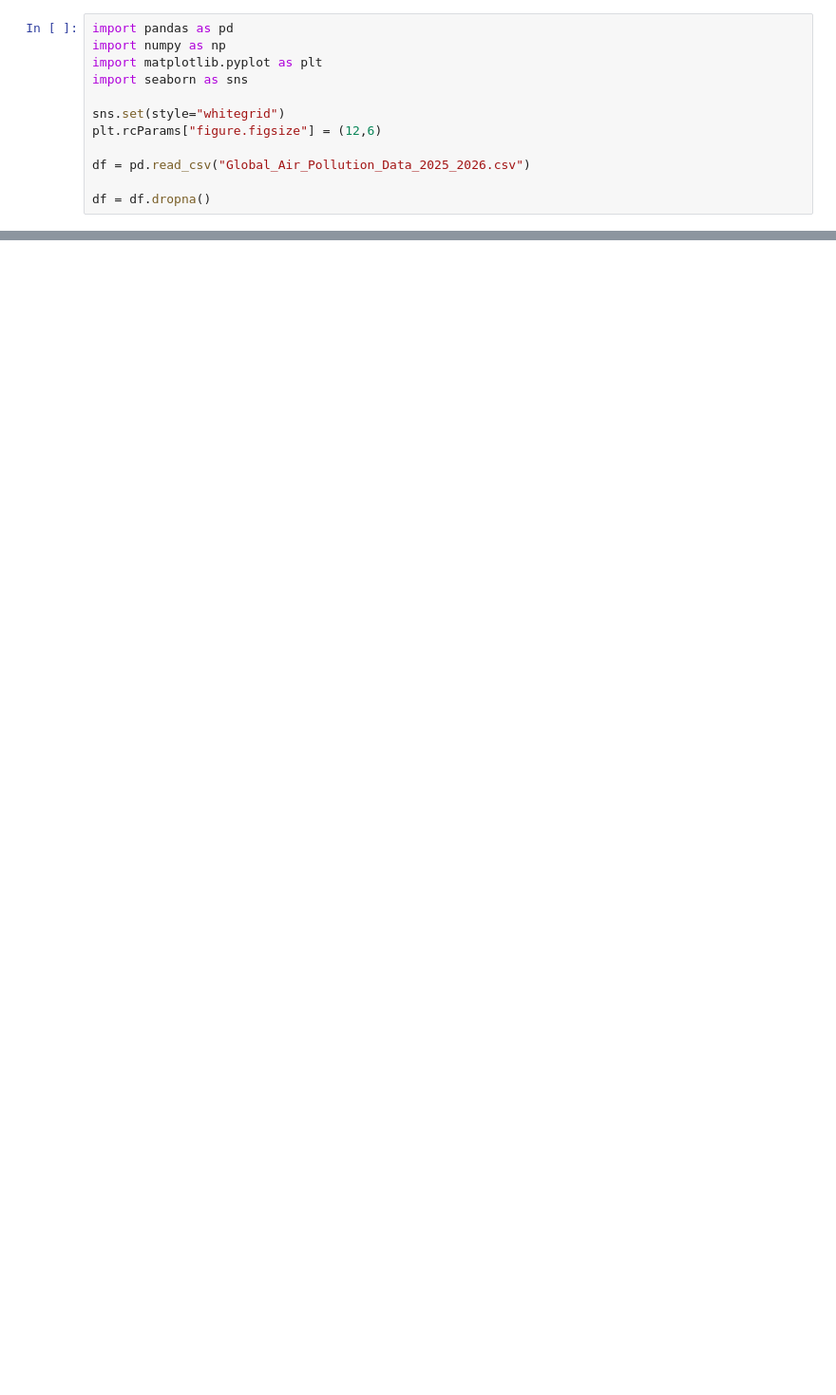
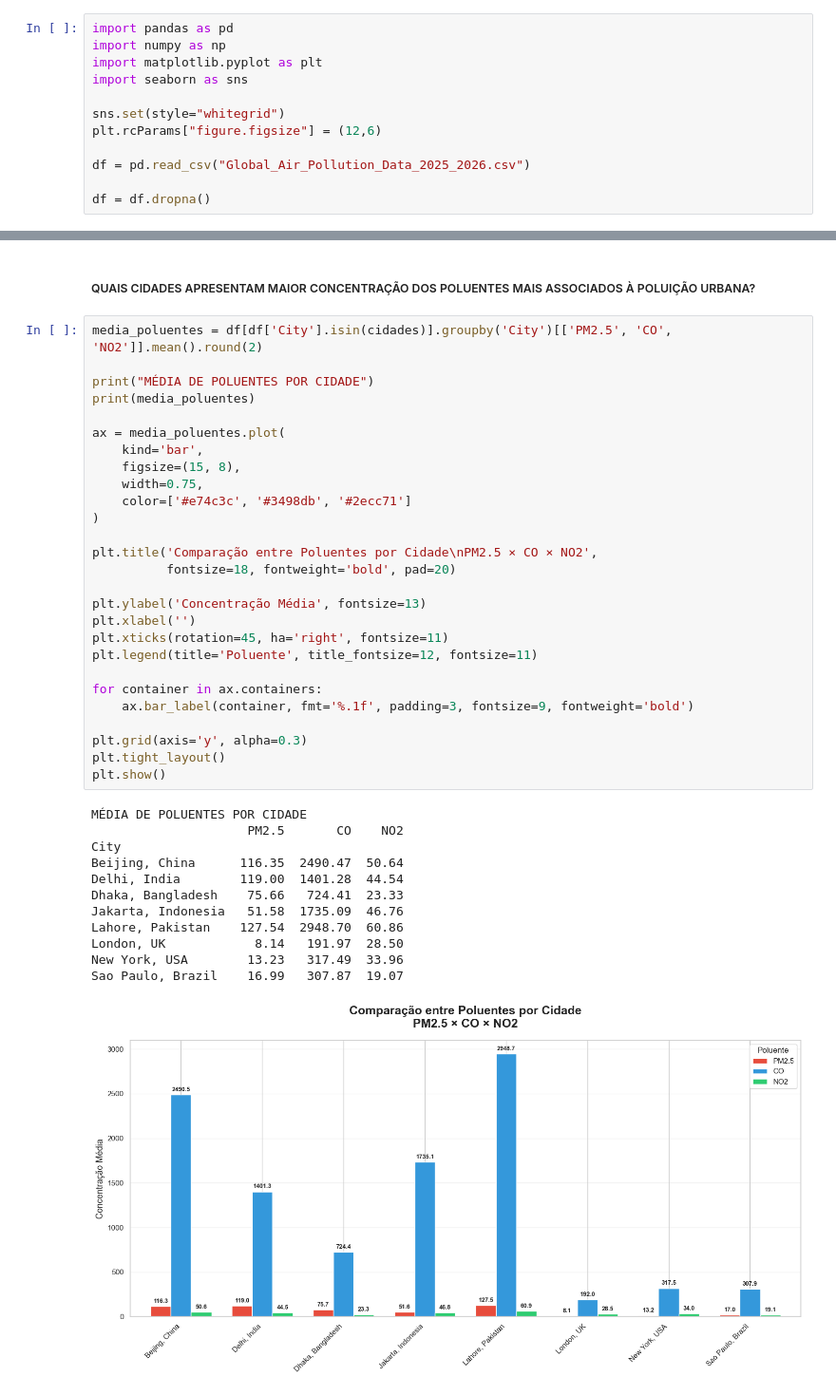
Before and after one commit to Otaviosil/TrabalhoC11, a Jupyter notebook: Projeto1c11.ipynb, the cells around one changed output, grey strips where cells are left out. Shown at 95% size. Saved outputs shown, nothing was run; the diff lists cells and outputs as text; blank space fills up the shorter version.

```diff
--- a/Projeto1c11.ipynb
+++ b/Projeto1c11.ipynb
@@ -292,0 +525,42 @@ Indonesia   54.968904   46.641216  -8.327688
+# %% [markdown]
+##### QUAIS CIDADES APRESENTAM MAIOR CONCENTRAÇÃO DOS POLUENTES MAIS ASSOCIADOS À POLUIÇÃO URBANA?
+# %%
+media_poluentes = df[df['City'].isin(cidades)].groupby('City')[['PM2.5', 'CO', 'NO2']].mean().round(2)
+
+print("MÉDIA DE POLUENTES POR CIDADE")
+print(media_poluentes)
+
+ax = media_poluentes.plot(
+    kind='bar',
+    figsize=(15, 8),
+    width=0.75,
+    color=['#e74c3c', '#3498db', '#2ecc71']
+)
+
+plt.title('Comparação entre Poluentes por Cidade\nPM2.5 × CO × NO2',
+          fontsize=18, fontweight='bold', pad=20)
+
+plt.ylabel('Concentração Média', fontsize=13)
+plt.xlabel('')
+plt.xticks(rotation=45, ha='right', fontsize=11)
+plt.legend(title='Poluente', title_fontsize=12, fontsize=11)
+
+for container in ax.containers:
+    ax.bar_label(container, fmt='%.1f', padding=3, fontsize=9, fontweight='bold')
+
+plt.grid(axis='y', alpha=0.3)
+plt.tight_layout()
+plt.show()
+# %% [output]
+MÉDIA DE POLUENTES POR CIDADE
+                     PM2.5       CO    NO2
+City
+Beijing, China      116.35  2490.47  50.64
+Delhi, India        119.00  1401.28  44.54
+Dhaka, Bangladesh    75.66   724.41  23.33
+Jakarta, Indonesia   51.58  1735.09  46.76
+Lahore, Pakistan    127.54  2948.70  60.86
+London, UK            8.14   191.97  28.50
+New York, USA        13.23   317.49  33.96
+Sao Paulo, Brazil    16.99   307.87  19.07
+[figure, added]
```
Also changed, not shown: parts of 27 cells of this notebook, 1 other file.
